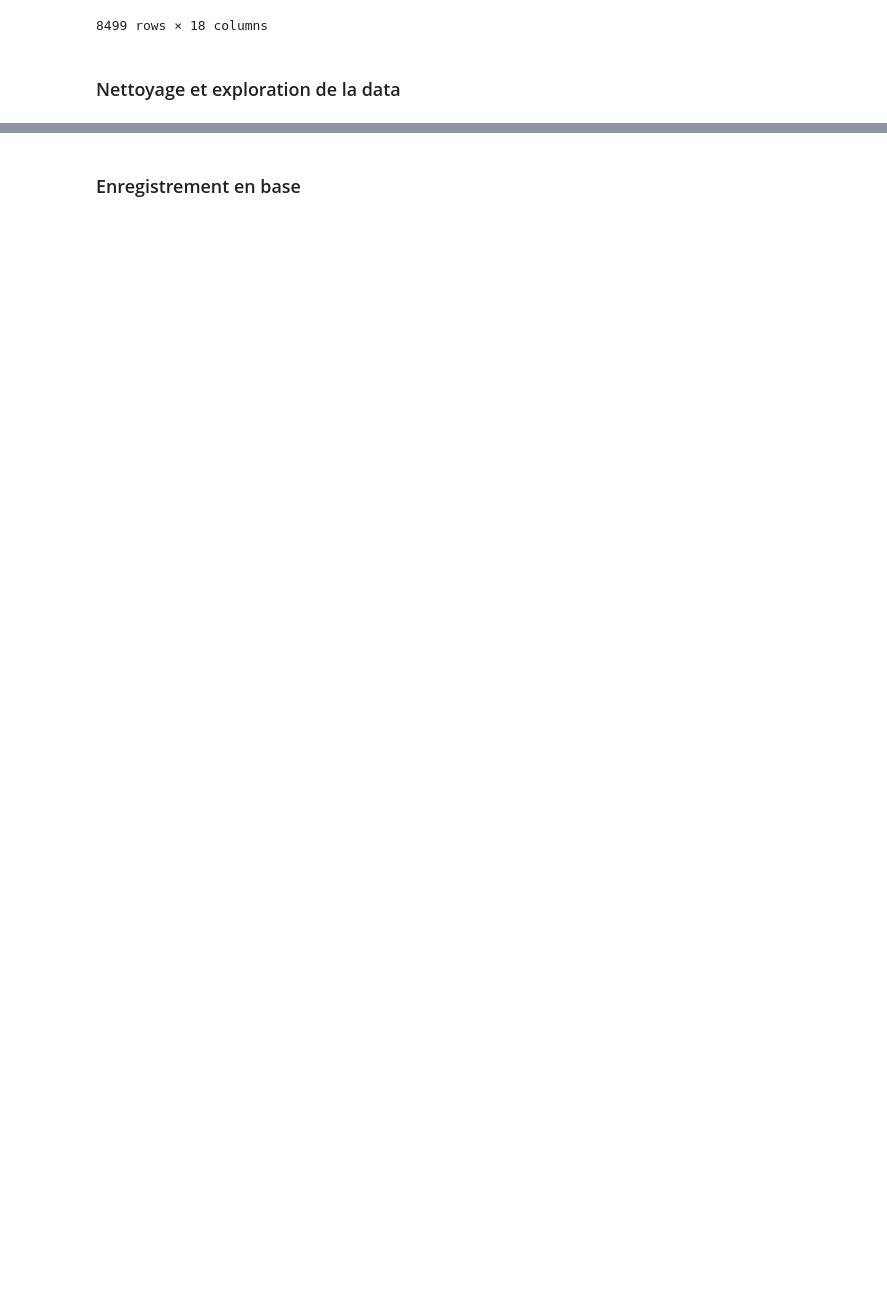
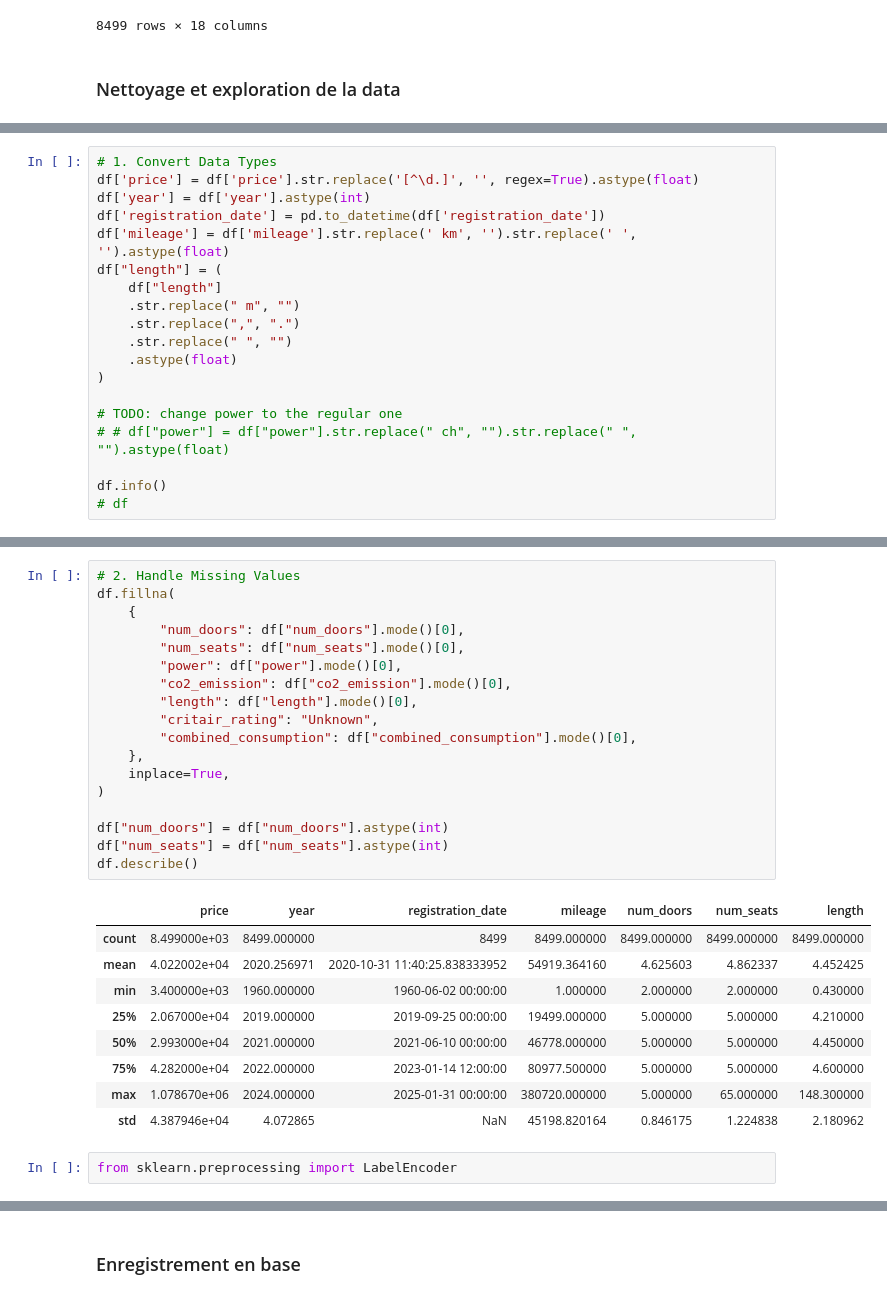
Before and after one commit to asndiallo/PricePilot, a Jupyter notebook: scrapping.ipynb, the cells around one changed output, grey strips where cells are left out. Cells and saved outputs as stored; diff of their text form; blank space fills up the shorter version.

Commit message:
data cleaned

```diff
--- a/scrapping.ipynb
+++ b/scrapping.ipynb
@@ -220,0 +227,19 @@ df
+# %%
+# 1. Convert Data Types
+df['price'] = df['price'].str.replace('[^\d.]', '', regex=True).astype(float)
+df['year'] = df['year'].astype(int)
+df['registration_date'] = pd.to_datetime(df['registration_date'])
+df['mileage'] = df['mileage'].str.replace(' km', '').str.replace(' ', '').astype(float)
+df["length"] = (
+    df["length"]
+    .str.replace(" m", "")
+    .str.replace(",", ".")
+    .str.replace(" ", "")
+    .astype(float)
+)
+
+# TODO: change power to the regular one
+# # df["power"] = df["power"].str.replace(" ch", "").str.replace(" ", "").astype(float)
+
+df.info()
+# df
@@ -220,0 +264,30 @@ df
+# %%
+# 2. Handle Missing Values
+df.fillna(
+    {
+        "num_doors": df["num_doors"].mode()[0],
+        "num_seats": df["num_seats"].mode()[0],
+        "power": df["power"].mode()[0],
+        "co2_emission": df["co2_emission"].mode()[0],
+        "length": df["length"].mode()[0],
+        "critair_rating": "Unknown",
+        "combined_consumption": df["combined_consumption"].mode()[0],
+    },
+    inplace=True,
+)
+
+df["num_doors"] = df["num_doors"].astype(int)
+df["num_seats"] = df["num_seats"].astype(int)
+df.describe()
+# %% [output]
+|  | price | year | registration_date | mileage | num_doors | num_seats | length |
+| count | 8.499000e+03 | 8499.000000 | 8499 | 8499.000000 | 8499.000000 | 8499.000000 | 8499.000000 |
+| mean | 4.022002e+04 | 2020.256971 | 2020-10-31 11:40:25.838333952 | 54919.364160 | 4.625603 | 4.862337 | 4.452425 |
+| min | 3.400000e+03 | 1960.000000 | 1960-06-02 00:00:00 | 1.000000 | 2.000000 | 2.000000 | 0.430000 |
+| 25% | 2.067000e+04 | 2019.000000 | 2019-09-25 00:00:00 | 19499.000000 | 5.000000 | 5.000000 | 4.210000 |
+| 50% | 2.993000e+04 | 2021.000000 | 2021-06-10 00:00:00 | 46778.000000 | 5.000000 | 5.000000 | 4.450000 |
+| 75% | 4.282000e+04 | 2022.000000 | 2023-01-14 12:00:00 | 80977.500000 | 5.000000 | 5.000000 | 4.600000 |
+| max | 1.078670e+06 | 2024.000000 | 2025-01-31 00:00:00 | 380720.000000 | 5.000000 | 65.000000 | 148.300000 |
+| std | 4.387946e+04 | 4.072865 | NaN | 45198.820164 | 0.846175 | 1.224838 | 2.180962 |
+# %%
+from sklearn.preprocessing import LabelEncoder
```
Also changed, not shown: parts of 9 cells of this notebook.
